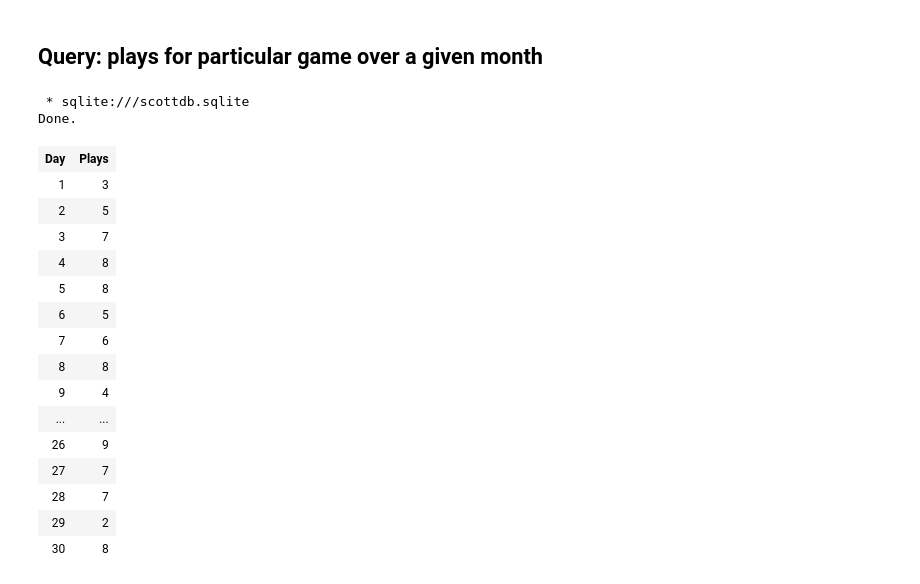
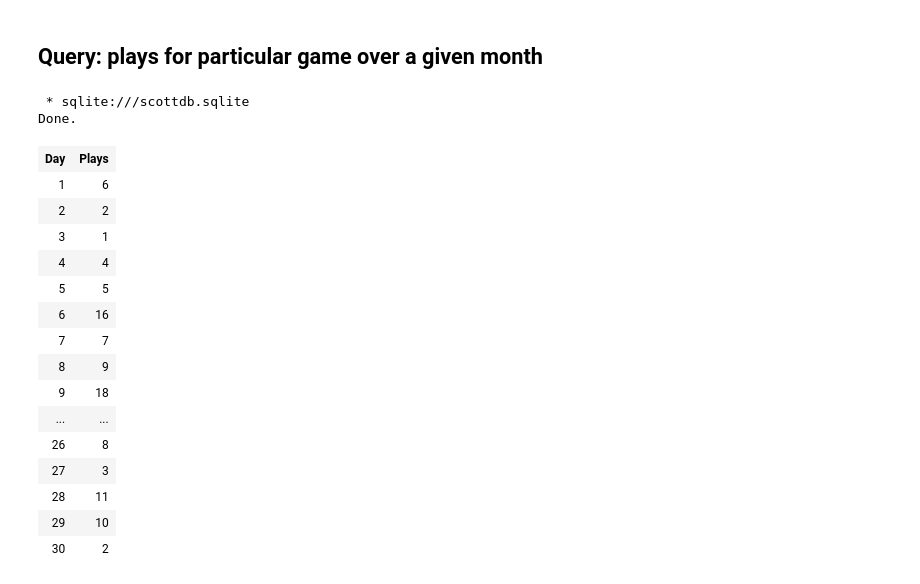
Before and after one commit to fritzm/scottdb, a Jupyter notebook: scottdb.ipynb, the cells around one changed output. Cells and saved outputs as stored; diff of their text form; code cells hidden in the pictures.

```diff
--- a/scottdb.ipynb
+++ b/scottdb.ipynb
@@ -183,30 +183,30 @@ _.DataFrame().plot.bar(x='Game', y='Plays', title="Plays during 2021 week 17")
 ## Query: plays for particular game over a given month
 # %%
 %%sql
-SELECT CAST(strftime('%d', Timestamp) AS INT) as Day, COUNT(*) AS Plays
+SELECT CAST(strftime('%d', Timestamp) AS INT) as Day, SUM(players) AS Plays
 FROM Gameplays
 WHERE GameID=5 AND strftime('%m', Timestamp) = '04'
 GROUP BY day
 ORDER BY day
 # %% [output]
  * sqlite:///scottdb.sqlite
 Done.
 | Day | Plays |
-| 1 | 3 |
-| 2 | 5 |
-| 3 | 7 |
-| 4 | 8 |
-| 5 | 8 |
-| 6 | 5 |
-| 7 | 6 |
-| 8 | 8 |
-| 9 | 4 |
+| 1 | 6 |
+| 2 | 2 |
+| 3 | 1 |
+| 4 | 4 |
+| 5 | 5 |
+| 6 | 16 |
+| 7 | 7 |
+| 8 | 9 |
+| 9 | 18 |
 | ... | ... |
-| 26 | 9 |
-| 27 | 7 |
-| 28 | 7 |
-| 29 | 2 |
-| 30 | 8 |
+| 26 | 8 |
+| 27 | 3 |
+| 28 | 11 |
+| 29 | 10 |
+| 30 | 2 |
 # %%
 _.DataFrame().plot(x='Day', y='Plays', title='Plays of Fave Game during April 2021')
 # %% [output]
```
Also changed, not shown: parts of 13 cells of this notebook.
